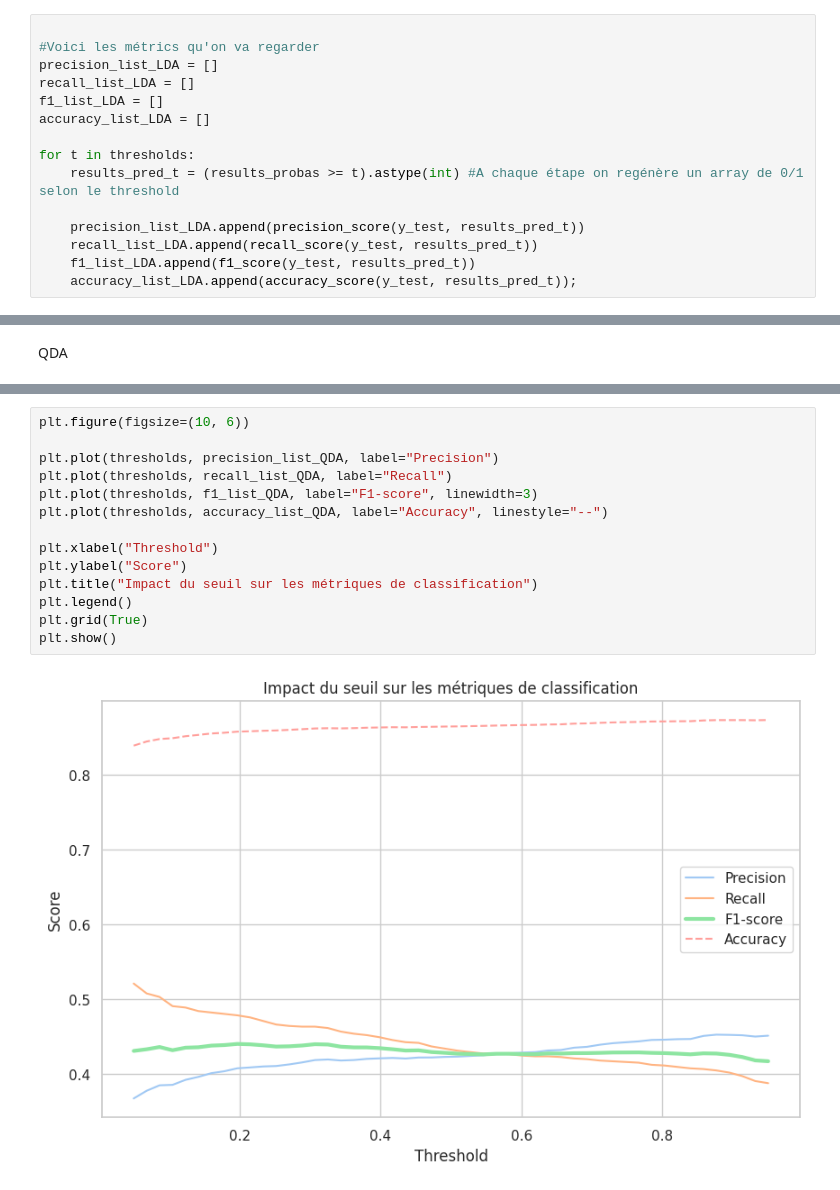
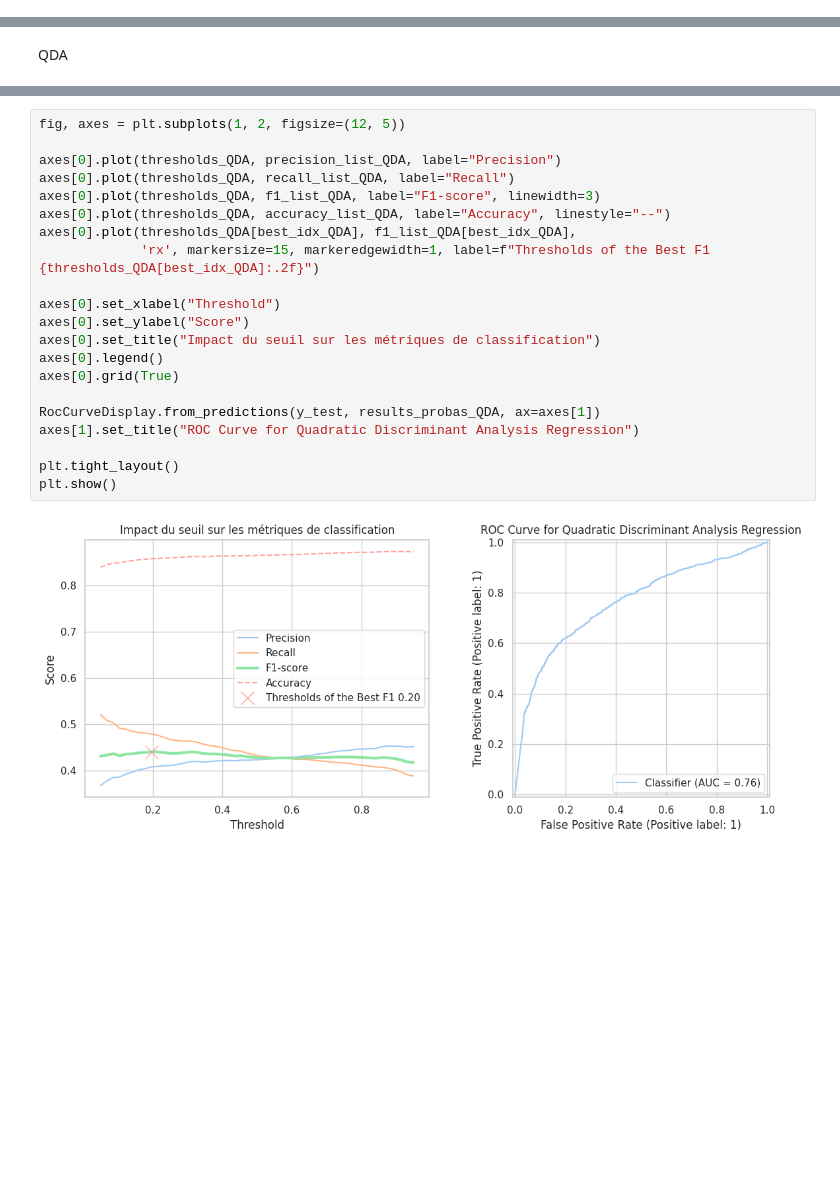
Before and after one commit to Khadija-Ammar/ml-uncertainty-quantification-and-sources, a Jupyter notebook: encodage Dunand + ML.ipynb, the cells around one changed output, grey strips where cells are left out. Cells and saved outputs as stored; diff of their text form; blank space fills up the shorter version.

```diff
--- a/encodage Dunand + ML.ipynb
+++ b/encodage Dunand + ML.ipynb
@@ -257,15 +211,0 @@ RocCurveDisplay.from_predictions(y_test, results_probas)
-# %%
-
-#Voici les métrics qu'on va regarder
-precision_list_LDA = []
-recall_list_LDA = []
-f1_list_LDA = []
-accuracy_list_LDA = []
-
-for t in thresholds:
-    results_pred_t = (results_probas >= t).astype(int) #A chaque étape on regénère un array de 0/1 selon le threshold
-
-    precision_list_LDA.append(precision_score(y_test, results_pred_t))
-    recall_list_LDA.append(recall_score(y_test, results_pred_t))
-    f1_list_LDA.append(f1_score(y_test, results_pred_t))
-    accuracy_list_LDA.append(accuracy_score(y_test, results_pred_t));
@@ -349,16 +283,23 @@ for t in thresholds:
 # %%
-plt.figure(figsize=(10, 6))
+fig, axes = plt.subplots(1, 2, figsize=(12, 5))
 
-plt.plot(thresholds, precision_list_QDA, label="Precision")
-plt.plot(thresholds, recall_list_QDA, label="Recall")
-plt.plot(thresholds, f1_list_QDA, label="F1-score", linewidth=3)
-plt.plot(thresholds, accuracy_list_QDA, label="Accuracy", linestyle="--")
+axes[0].plot(thresholds_QDA, precision_list_QDA, label="Precision")
+axes[0].plot(thresholds_QDA, recall_list_QDA, label="Recall")
+axes[0].plot(thresholds_QDA, f1_list_QDA, label="F1-score", linewidth=3)
+axes[0].plot(thresholds_QDA, accuracy_list_QDA, label="Accuracy", linestyle="--")
+axes[0].plot(thresholds_QDA[best_idx_QDA], f1_list_QDA[best_idx_QDA],
+             'rx', markersize=15, markeredgewidth=1, label=f"Thresholds of the Best F1 {thresholds_QDA[best_idx_QDA]:.2f}")
 
-plt.xlabel("Threshold")
-plt.ylabel("Score")
-plt.title("Impact du seuil sur les métriques de classification")
-plt.legend()
-plt.grid(True)
+axes[0].set_xlabel("Threshold")
+axes[0].set_ylabel("Score")
+axes[0].set_title("Impact du seuil sur les métriques de classification")
+axes[0].legend()
+axes[0].grid(True)
+
+RocCurveDisplay.from_predictions(y_test, results_probas_QDA, ax=axes[1])
+axes[1].set_title("ROC Curve for Quadratic Discriminant Analysis Regression")
+
+plt.tight_layout()
 plt.show()
 # %% [output]
-[figure, old version]
+[figure, new version]
```
Also changed, not shown: parts of 29 cells of this notebook.
